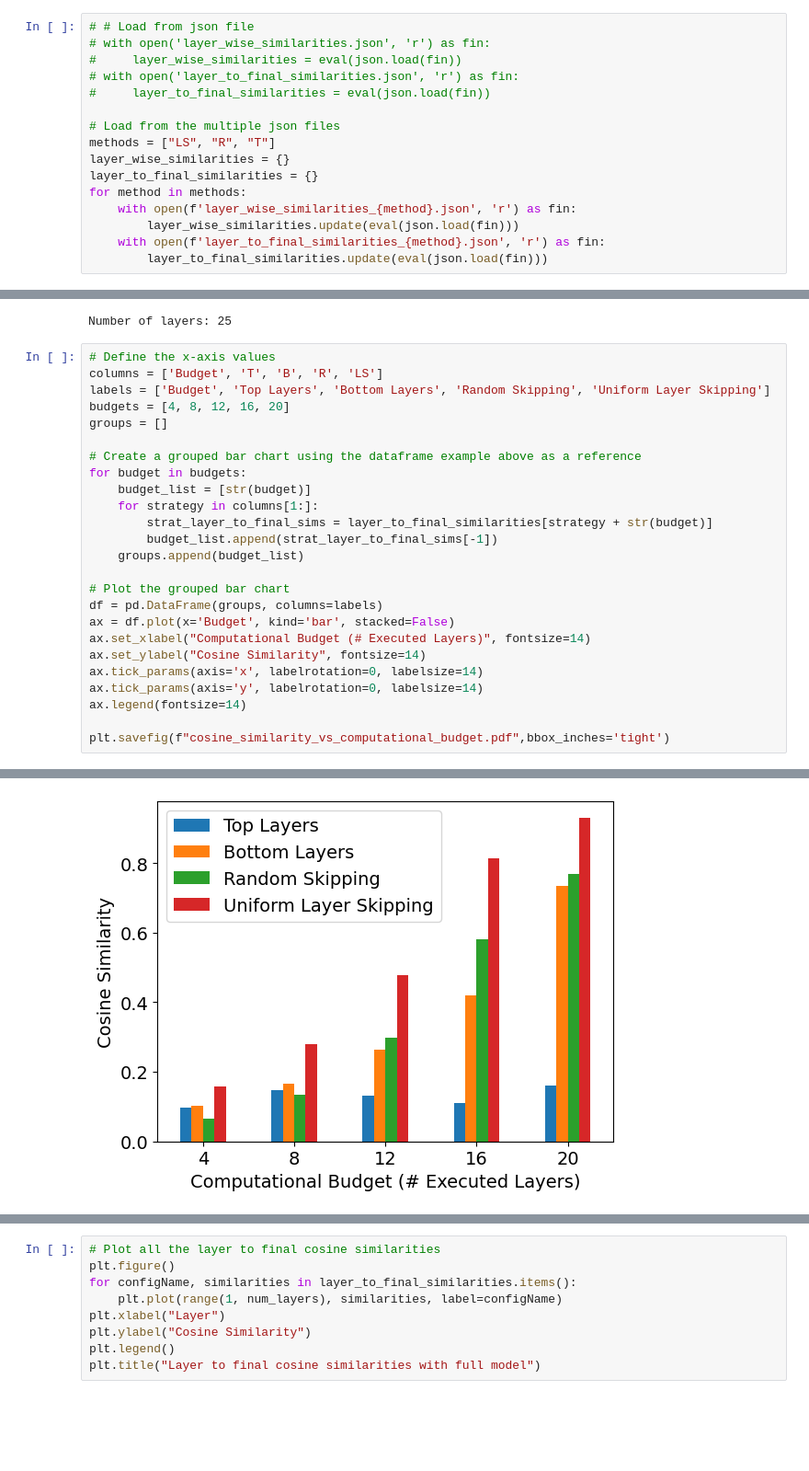
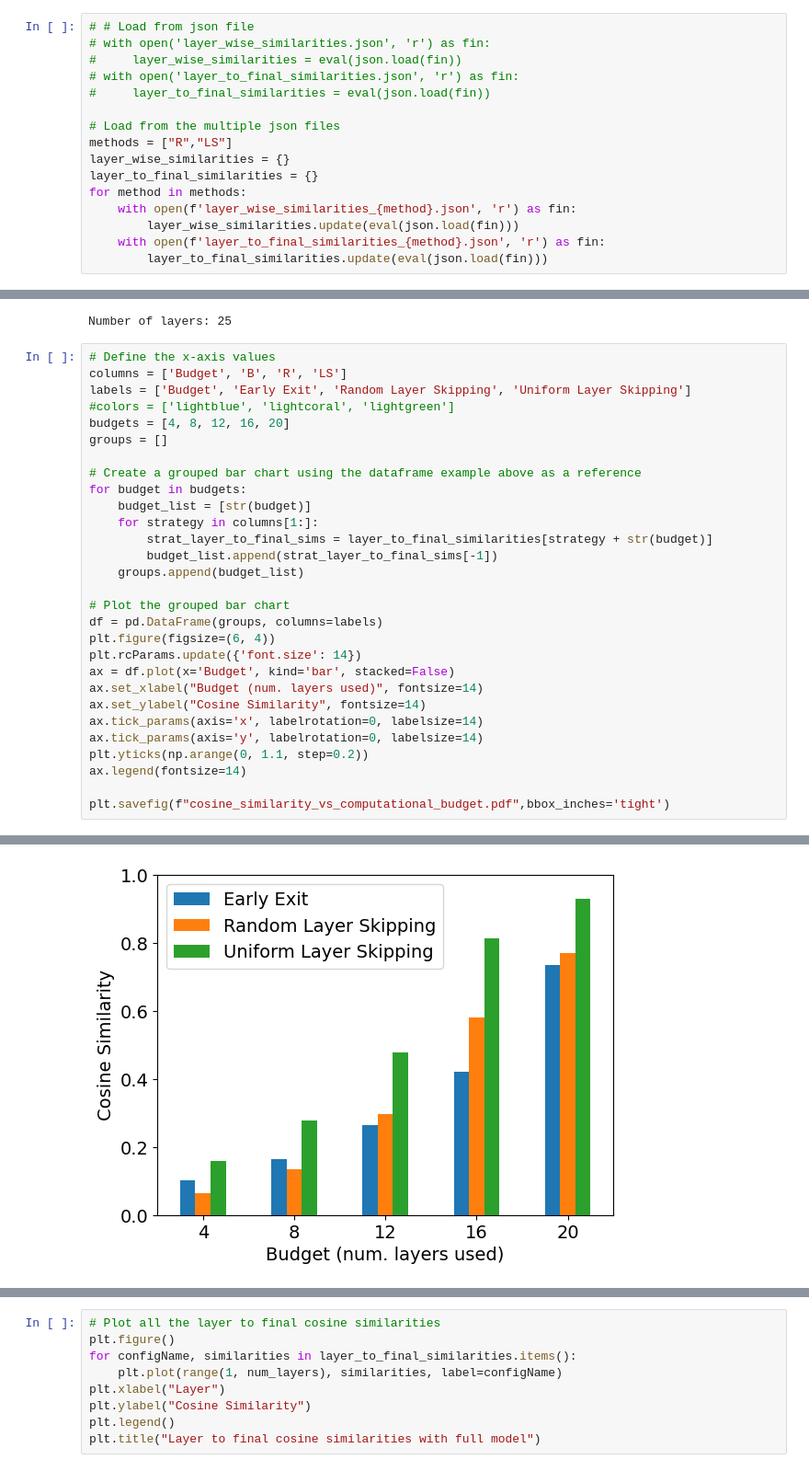
Before and after one commit to networkslab/enlsp_neurips24, a Jupyter notebook: src/analysis/hidden_state_experiment.ipynb, the cells around one changed output, grey strips where cells are left out. Shown: that part at 92% size. Drawn from its saved outputs; the diff is of its cells as text; blank space fills up the shorter version.

Commit message:
Plotting changes

```diff
--- a/src/analysis/hidden_state_experiment.ipynb
+++ b/src/analysis/hidden_state_experiment.ipynb
@@ -63,7 +63,7 @@ with open('layer_to_final_similarities.json', 'w') as fout:
 #     layer_to_final_similarities = eval(json.load(fin))
 
 # Load from the multiple json files
-methods = ["LS", "R", "T"]
+methods = ["R","LS"]
 layer_wise_similarities = {}
 layer_to_final_similarities = {}
 for method in methods:
@@ -79,8 +79,9 @@ print(f"Number of layers: {num_layers}")
 Number of layers: 25
 # %%
 # Define the x-axis values
-columns = ['Budget', 'T', 'B', 'R', 'LS']
-labels = ['Budget', 'Top Layers', 'Bottom Layers', 'Random Skipping', 'Uniform Layer Skipping']
+columns = ['Budget', 'B', 'R', 'LS']
+labels = ['Budget', 'Early Exit', 'Random Layer Skipping', 'Uniform Layer Skipping']
+#colors = ['lightblue', 'lightcoral', 'lightgreen']
 budgets = [4, 8, 12, 16, 20]
 groups = []
 
@@ -94,11 +95,14 @@ for budget in budgets:
 
 # Plot the grouped bar chart
 df = pd.DataFrame(groups, columns=labels)
+plt.figure(figsize=(6, 4))
+plt.rcParams.update({'font.size': 14})
 ax = df.plot(x='Budget', kind='bar', stacked=False)
-ax.set_xlabel("Computational Budget (# Executed Layers)", fontsize=14)
+ax.set_xlabel("Budget (num. layers used)", fontsize=14)
 ax.set_ylabel("Cosine Similarity", fontsize=14)
 ax.tick_params(axis='x', labelrotation=0, labelsize=14)
 ax.tick_params(axis='y', labelrotation=0, labelsize=14)
+plt.yticks(np.arange(0, 1.1, step=0.2))
 ax.legend(fontsize=14)
 
 plt.savefig(f"cosine_similarity_vs_computational_budget.pdf",bbox_inches='tight')
@@ -106,3 +111,3 @@ plt.savefig(f"cosine_similarity_vs_computational_budget.pdf",bbox_inches='tight'
-[figure, old version]
+[figure, new version]
 # %%
 # Pick a budget
```
Also changed, not shown: parts of 2 cells of this notebook.
